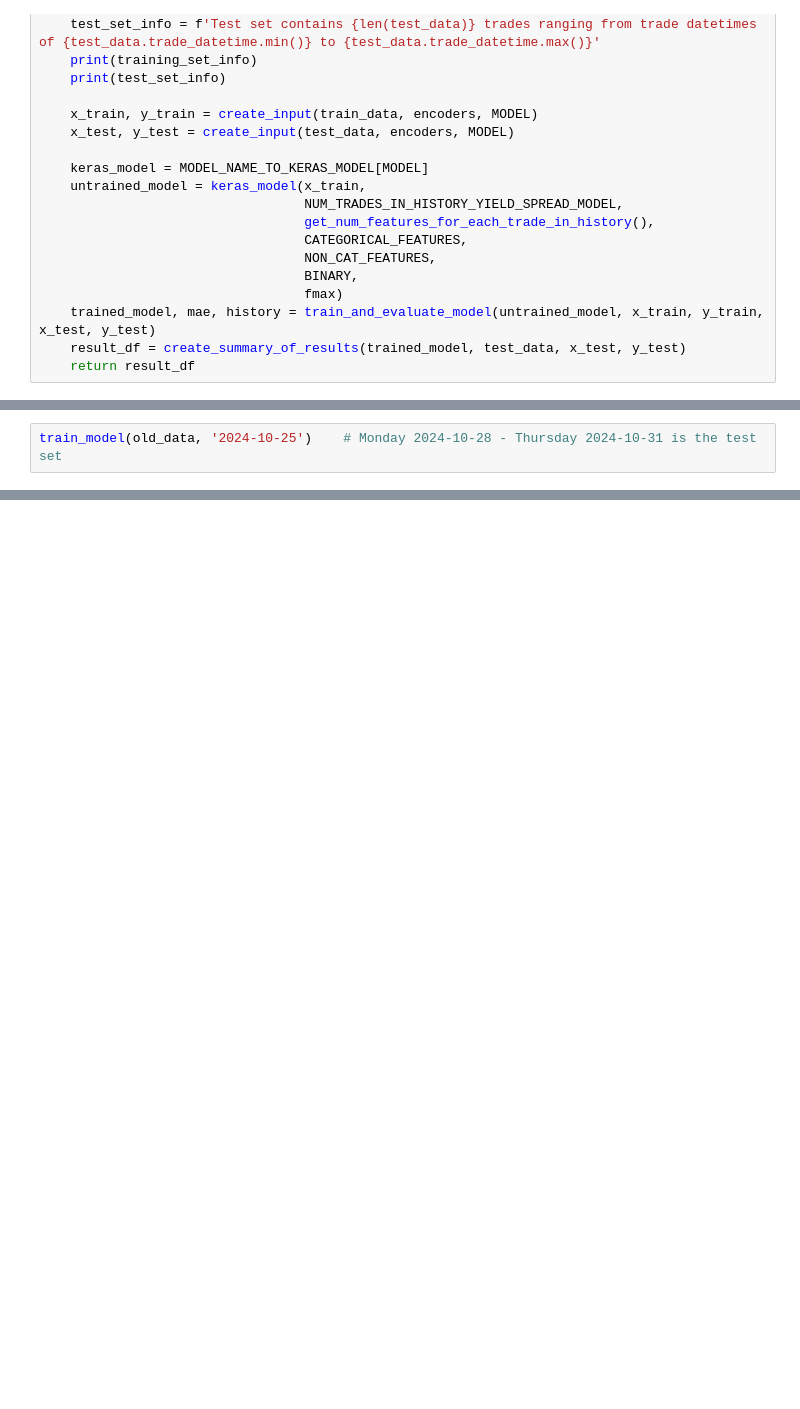
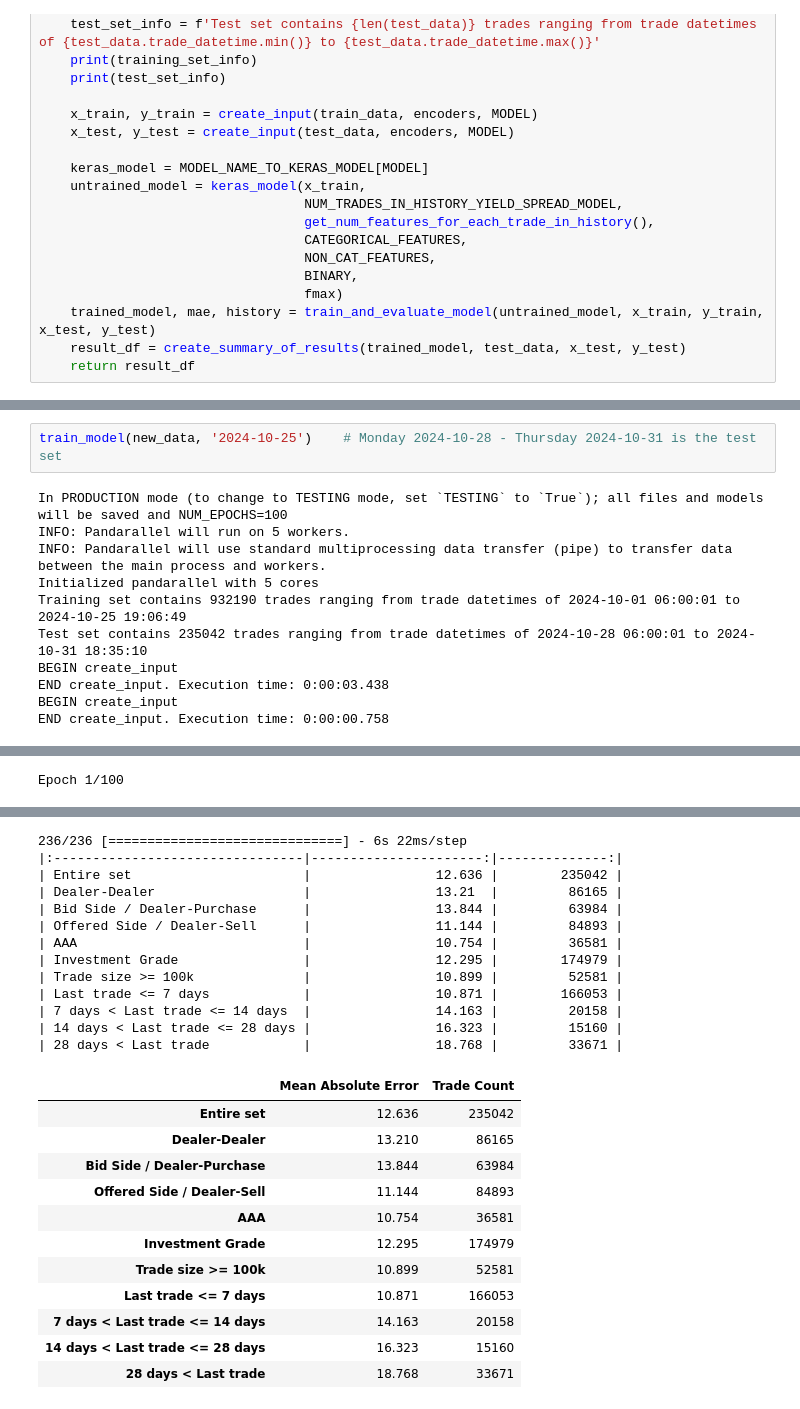
Before and after one commit to jessedwatson/ficc_python, a Jupyter notebook: notebooks/compare_datasets.ipynb, the cells around one changed output, grey strips where cells are left out. Drawn from its saved outputs; the diff is of its cells as text; blank space fills up the shorter version.

Commit message:
Run notebook to compare datasets based on model training

```diff
--- a/notebooks/compare_datasets.ipynb
+++ b/notebooks/compare_datasets.ipynb
@@ -165,2 +260,13 @@ train_model(old_data, '2024-10-25')    # Monday 2024-10-28 - Thursday 2024-10-31
 # %%
-train_model(old_data, '2024-10-25')    # Monday 2024-10-28 - Thursday 2024-10-31 is the test set
+train_model(new_data, '2024-10-25')    # Monday 2024-10-28 - Thursday 2024-10-31 is the test set
+# %% [output]
+In PRODUCTION mode (to change to TESTING mode, set `TESTING` to `True`); all files and models will be saved and NUM_EPOCHS=100
+INFO: Pandarallel will run on 5 workers.
+INFO: Pandarallel will use standard multiprocessing data transfer (pipe) to transfer data between the main process and workers.
+Initialized pandarallel with 5 cores
+Training set contains 932190 trades ranging from trade datetimes of 2024-10-01 06:00:01 to 2024-10-25 19:06:49
+Test set contains 235042 trades ranging from trade datetimes of 2024-10-28 06:00:01 to 2024-10-31 18:35:10
+BEGIN create_input
+END create_input. Execution time: 0:00:03.438
+BEGIN create_input
+END create_input. Execution time: 0:00:00.758
@@ -166,0 +275 @@ train_model(old_data, '2024-10-25')    # Monday 2024-10-28 - Thursday 2024-10-31
+Epoch 1/100
@@ -166,0 +296,25 @@ train_model(old_data, '2024-10-25')    # Monday 2024-10-28 - Thursday 2024-10-31
+236/236 [==============================] - 6s 22ms/step
+|:--------------------------------|----------------------:|--------------:|
+| Entire set                      |                12.636 |        235042 |
+| Dealer-Dealer                   |                13.21  |         86165 |
+| Bid Side / Dealer-Purchase      |                13.844 |         63984 |
+| Offered Side / Dealer-Sell      |                11.144 |         84893 |
+| AAA                             |                10.754 |         36581 |
+| Investment Grade                |                12.295 |        174979 |
+| Trade size >= 100k              |                10.899 |         52581 |
+| Last trade <= 7 days            |                10.871 |        166053 |
+| 7 days < Last trade <= 14 days  |                14.163 |         20158 |
+| 14 days < Last trade <= 28 days |                16.323 |         15160 |
+| 28 days < Last trade            |                18.768 |         33671 |
+|  | Mean Absolute Error | Trade Count |
+| Entire set | 12.636 | 235042 |
+| Dealer-Dealer | 13.210 | 86165 |
+| Bid Side / Dealer-Purchase | 13.844 | 63984 |
+| Offered Side / Dealer-Sell | 11.144 | 84893 |
+| AAA | 10.754 | 36581 |
+| Investment Grade | 12.295 | 174979 |
+| Trade size >= 100k | 10.899 | 52581 |
+| Last trade <= 7 days | 10.871 | 166053 |
+| 7 days < Last trade <= 14 days | 14.163 | 20158 |
+| 14 days < Last trade <= 28 days | 16.323 | 15160 |
+| 28 days < Last trade | 18.768 | 33671 |
```
Also changed, not shown: parts of 8 cells of this notebook.
